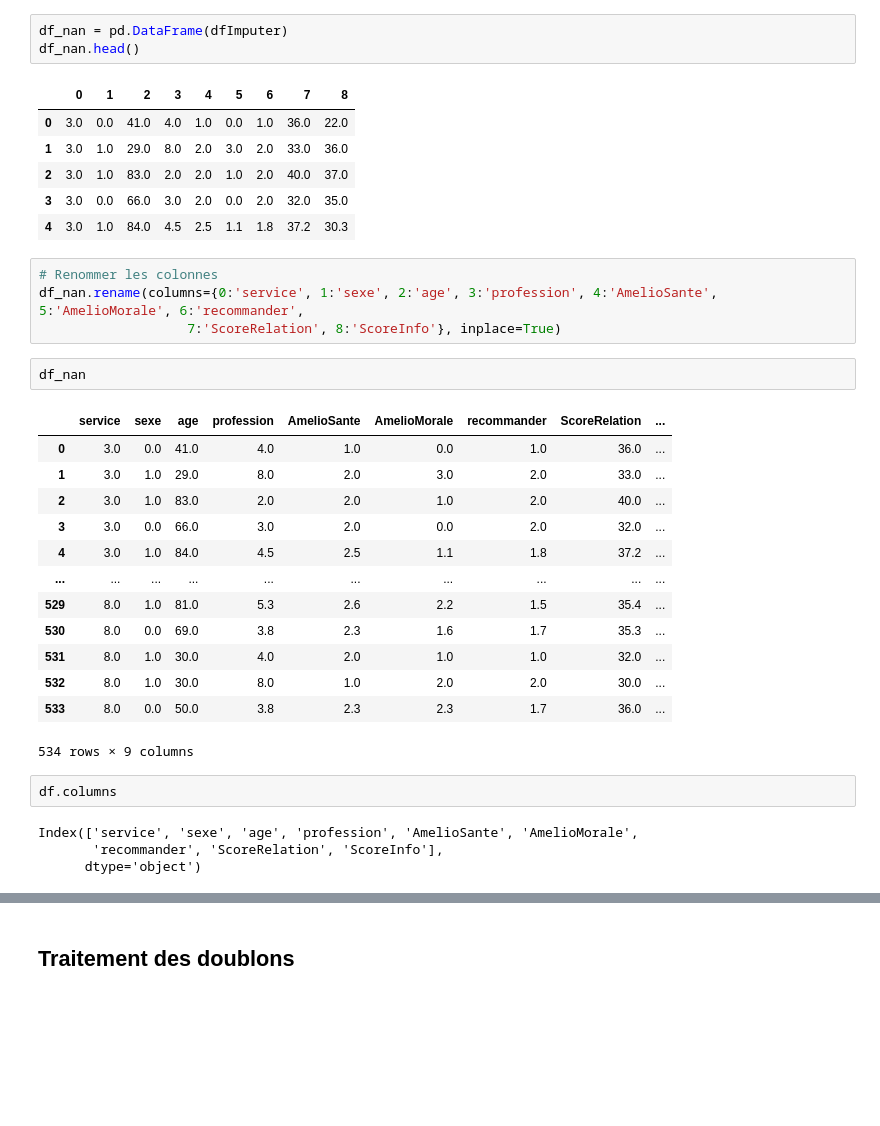
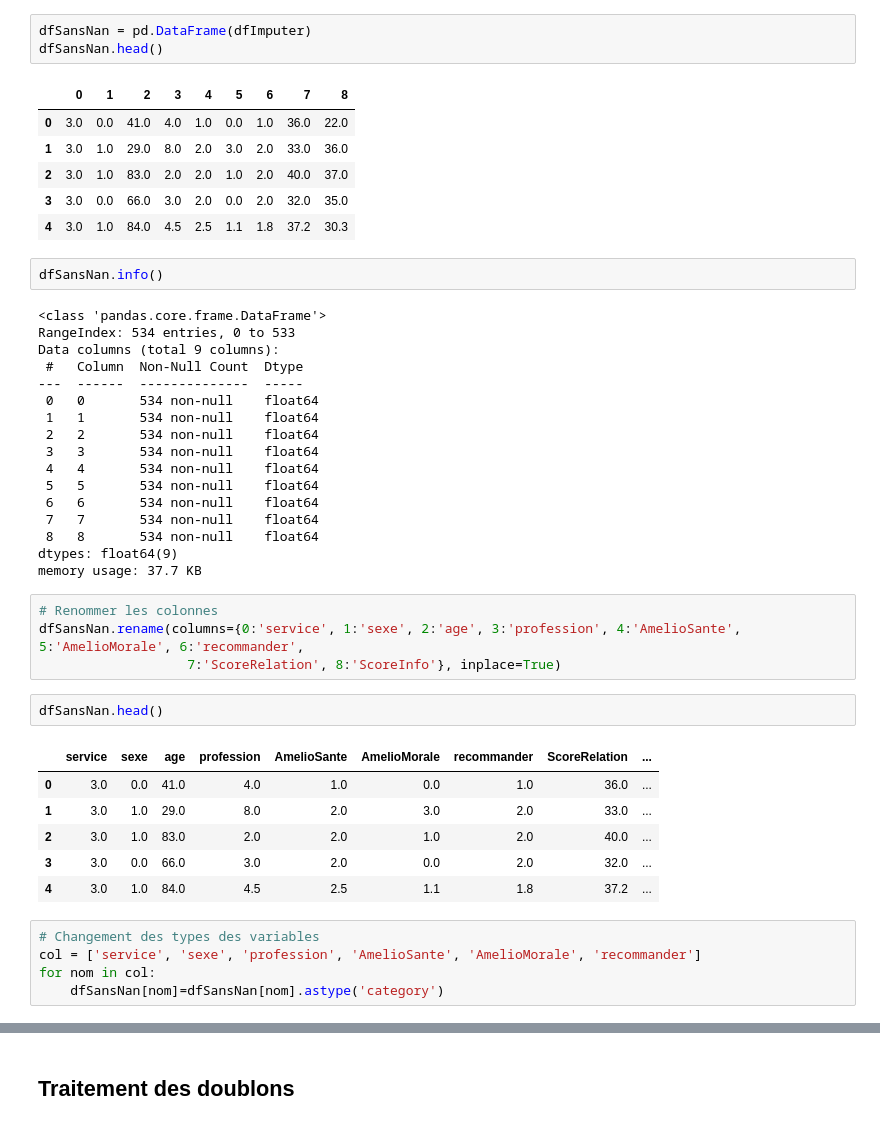
Before and after one commit to Morys1/Mini-Projets-INSSEDS, a Jupyter notebook: MiniProjet3/MiniP3.ipynb, the cells around one changed output, grey strips where cells are left out. Cells and saved outputs as stored; diff of their text form; blank space fills up the shorter version.

```diff
--- a/MiniProjet3/MiniP3.ipynb
+++ b/MiniProjet3/MiniP3.ipynb
@@ -159,8 +182,8 @@ imputer = KNNImputer(n_neighbors=10)
 # Imputation
 dfImputer = imputer.fit_transform(df)
 # %%
-df_nan = pd.DataFrame(dfImputer)
-df_nan.head()
+dfSansNan = pd.DataFrame(dfImputer)
+dfSansNan.head()
 # %% [output]
 |  | 0 | 1 | 2 | 3 | 4 | 5 | 6 | 7 | 8 |
 | 0 | 3.0 | 0.0 | 41.0 | 4.0 | 1.0 | 0.0 | 1.0 | 36.0 | 22.0 |
@@ -168,29 +191,40 @@ df_nan.head()
 | 2 | 3.0 | 1.0 | 83.0 | 2.0 | 2.0 | 1.0 | 2.0 | 40.0 | 37.0 |
 | 3 | 3.0 | 0.0 | 66.0 | 3.0 | 2.0 | 0.0 | 2.0 | 32.0 | 35.0 |
 | 4 | 3.0 | 1.0 | 84.0 | 4.5 | 2.5 | 1.1 | 1.8 | 37.2 | 30.3 |
+# %%
+dfSansNan.info()
+# %% [output]
+<class 'pandas.core.frame.DataFrame'>
+RangeIndex: 534 entries, 0 to 533
+Data columns (total 9 columns):
+ #   Column  Non-Null Count  Dtype
+---  ------  --------------  -----
+ 0   0       534 non-null    float64
+ 1   1       534 non-null    float64
+ 2   2       534 non-null    float64
+ 3   3       534 non-null    float64
+ 4   4       534 non-null    float64
+ 5   5       534 non-null    float64
+ 6   6       534 non-null    float64
+ 7   7       534 non-null    float64
+ 8   8       534 non-null    float64
+dtypes: float64(9)
+memory usage: 37.7 KB
 # %%
 # Renommer les colonnes
-df_nan.rename(columns={0:'service', 1:'sexe', 2:'age', 3:'profession', 4:'AmelioSante', 5:'AmelioMorale', 6:'recommander',
+dfSansNan.rename(columns={0:'service', 1:'sexe', 2:'age', 3:'profession', 4:'AmelioSante', 5:'AmelioMorale', 6:'recommander',
                    7:'ScoreRelation', 8:'ScoreInfo'}, inplace=True)
 # %%
-df_nan
+dfSansNan.head()
 # %% [output]
 |  | service | sexe | age | profession | AmelioSante | AmelioMorale | recommander | ScoreRelation | ... |
 | 0 | 3.0 | 0.0 | 41.0 | 4.0 | 1.0 | 0.0 | 1.0 | 36.0 | ... |
 | 1 | 3.0 | 1.0 | 29.0 | 8.0 | 2.0 | 3.0 | 2.0 | 33.0 | ... |
 | 2 | 3.0 | 1.0 | 83.0 | 2.0 | 2.0 | 1.0 | 2.0 | 40.0 | ... |
 | 3 | 3.0 | 0.0 | 66.0 | 3.0 | 2.0 | 0.0 | 2.0 | 32.0 | ... |
 | 4 | 3.0 | 1.0 | 84.0 | 4.5 | 2.5 | 1.1 | 1.8 | 37.2 | ... |
-| ... | ... | ... | ... | ... | ... | ... | ... | ... | ... |
-| 529 | 8.0 | 1.0 | 81.0 | 5.3 | 2.6 | 2.2 | 1.5 | 35.4 | ... |
-| 530 | 8.0 | 0.0 | 69.0 | 3.8 | 2.3 | 1.6 | 1.7 | 35.3 | ... |
-| 531 | 8.0 | 1.0 | 30.0 | 4.0 | 2.0 | 1.0 | 1.0 | 32.0 | ... |
-| 532 | 8.0 | 1.0 | 30.0 | 8.0 | 1.0 | 2.0 | 2.0 | 30.0 | ... |
-| 533 | 8.0 | 0.0 | 50.0 | 3.8 | 2.3 | 2.3 | 1.7 | 36.0 | ... |
-534 rows × 9 columns
-# %%
-df.columns
-# %% [output]
-Index(['service', 'sexe', 'age', 'profession', 'AmelioSante', 'AmelioMorale',
-       'recommander', 'ScoreRelation', 'ScoreInfo'],
-      dtype='object')
+# %%
+# Changement des types des variables
+col = ['service', 'sexe', 'profession', 'AmelioSante', 'AmelioMorale', 'recommander']
+for nom in col:
+    dfSansNan[nom]=dfSansNan[nom].astype('category')
```
Also changed, not shown: parts of 70 cells of this notebook.
